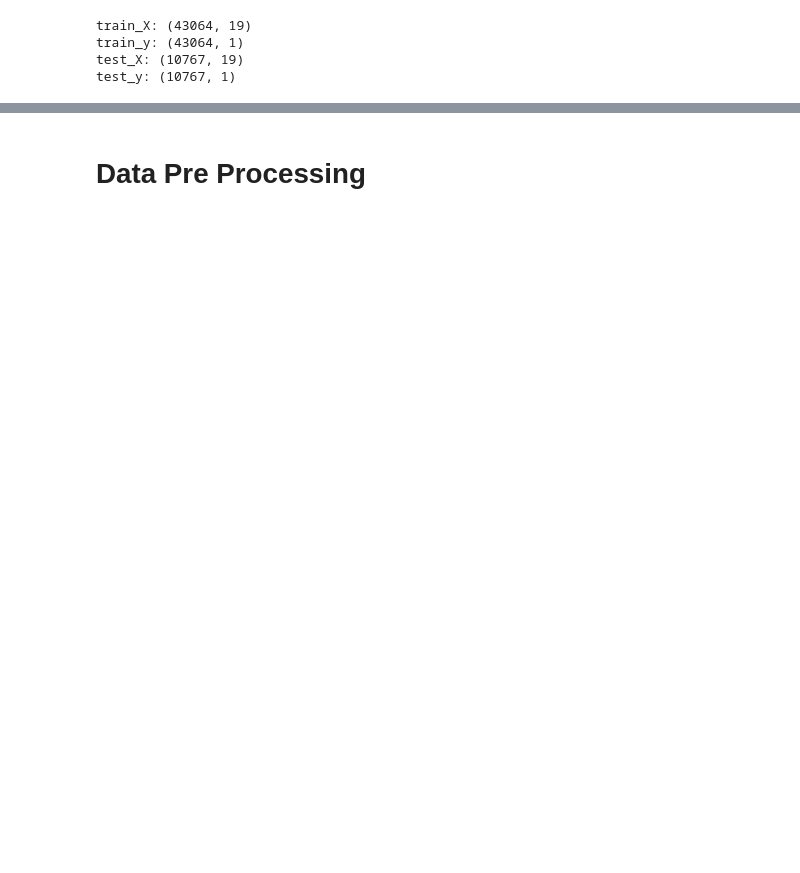
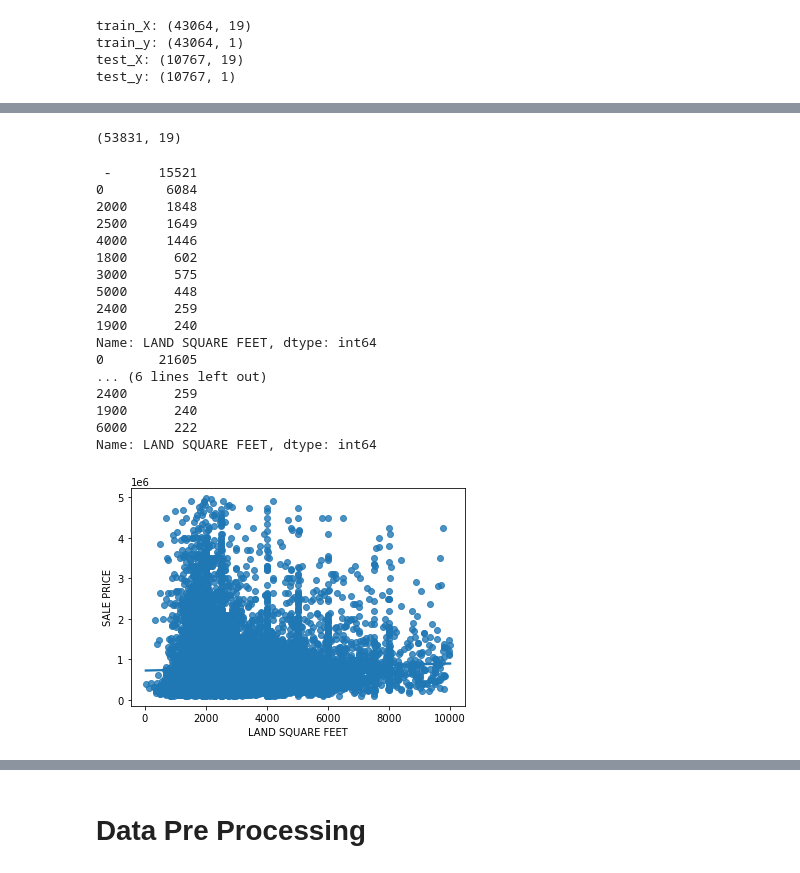
Before and after one commit to weekgoodday/Intro2ai, a Jupyter notebook: homework/hw12/baselines.ipynb, the cells around one changed output, grey strips where cells are left out. Saved outputs shown, nothing was run; the diff lists cells and outputs as text; code cells hidden in the pictures; blank space fills up the shorter version.

```diff
--- a/homework/hw12/baselines.ipynb
+++ b/homework/hw12/baselines.ipynb
@@ -54,3 +79,42 @@ train.head()
 num_train_samples = len(train_X)
 
 data_X = pd.concat([train_X, test_X])
+print(data_X.shape)
+# %% [output]
+(53831, 19)
+# %%
+## 为了更好的特征工程，得先看一下数据
+train = pd.read_csv("./data/train.csv")
+# train.groupby("GROSS SQUARE FEET")["SALE PRICE"].agg(["mean", "count", "median"]).sort_values(by="mean",ascending=False)
+print(train["LAND SQUARE FEET"].value_counts().sort_values(ascending=False).head(10))
+train["LAND SQUARE FEET"].replace(" -  ","0",inplace=True)
+train["LAND SQUARE FEET"] = train["LAND SQUARE FEET"].astype("int64")
+print(train["LAND SQUARE FEET"].value_counts().sort_values(ascending=False).head(10))
+sns.regplot(x="LAND SQUARE FEET",y="SALE PRICE",data=train[train["LAND SQUARE FEET"]!=0])
+# sns.regplot(x="GROSS SQUARE FEET",y="SALE PRICE",data=train[train["GROSS SQUARE FEET"]!=0])
+# train["GROSSSQUAREFEETCut"] = pd.qcut(train[train["LAND SQUARE FEET"]!=0]["GROSS SQUARE FEET"], q=10)
+med=train[train["LAND SQUARE FEET"]!=0]["LAND SQUARE FEET"].median() #2500
+
+# # 保留LAND SQUARE FEET
+data_X["LAND SQUARE FEET"] = data_X["LAND SQUARE FEET"].replace(" -  ","0")
+data_X["LAND SQUARE FEET"] = data_X["LAND SQUARE FEET"].astype("int64")
+data_X["LAND SQUARE FEET"] = data_X["LAND SQUARE FEET"].replace(0,med) #用中位数填充0 最后证明并没有效果
+# %% [output]
+ -      15521
+0        6084
+2000     1848
+2500     1649
+4000     1446
+1800      602
+3000      575
+5000      448
+2400      259
+1900      240
+Name: LAND SQUARE FEET, dtype: int64
+0       21605
+... (6 lines left out)
+2400      259
+1900      240
+6000      222
+Name: LAND SQUARE FEET, dtype: int64
+[figure, added]
```
Also changed, not shown: parts of 32 cells of this notebook, 2 other files.
